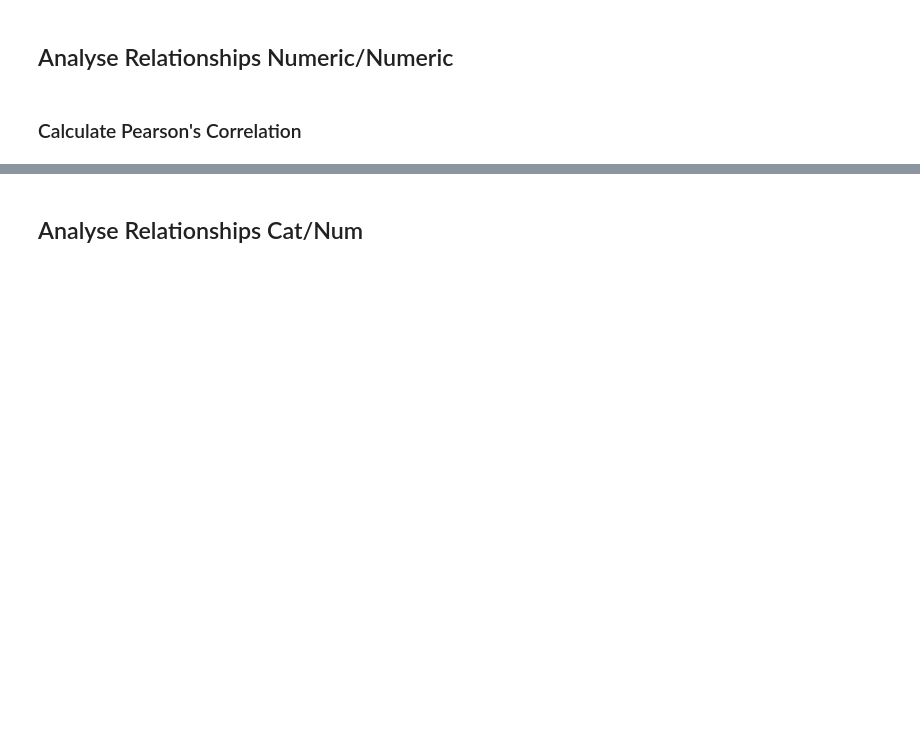
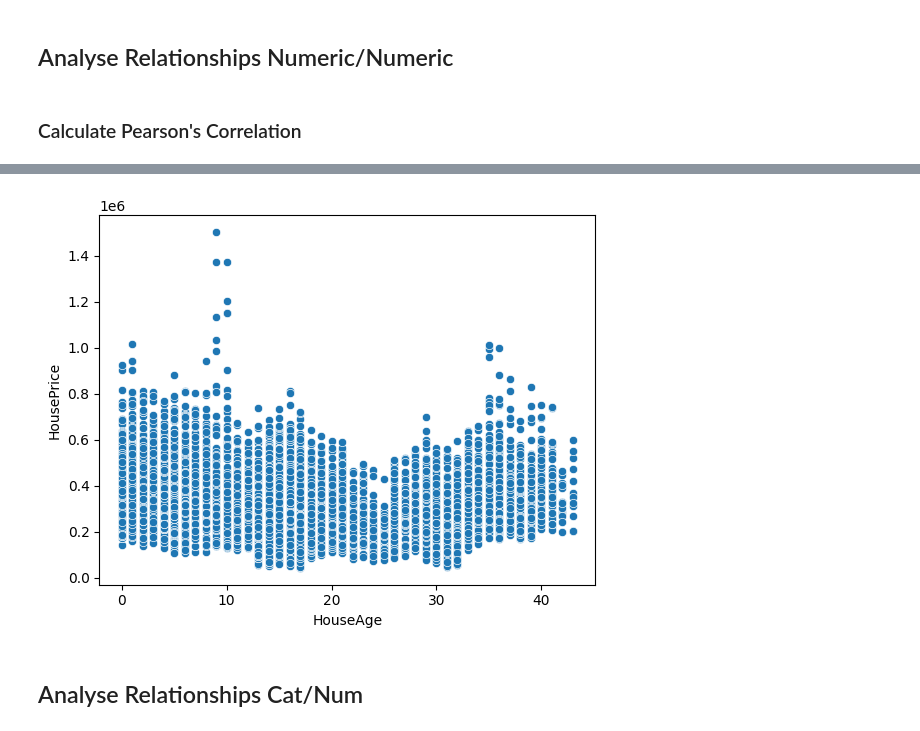
Before and after one commit to Nthies6624/HousePredictionAPI, a Jupyter notebook: Regression.ipynb, the cells around one changed output, grey strips where cells are left out. Drawn from its saved outputs; the diff is of its cells as text; code cells hidden in the pictures; blank space fills up the shorter version.

```diff
--- a/Regression.ipynb
+++ b/Regression.ipynb
@@ -349,3 +360,9 @@ plt.show()
+# %%
+# Created a scatter plot
+sns.scatterplot(x='HouseAge', y='HousePrice', data=train)
+plt.show()
+# %% [output]
+[figure, added]
 # %% [markdown]
 ## Analyse Relationships Cat/Num
 # %% [markdown]
```
Also changed, not shown: parts of 6 cells of this notebook.
